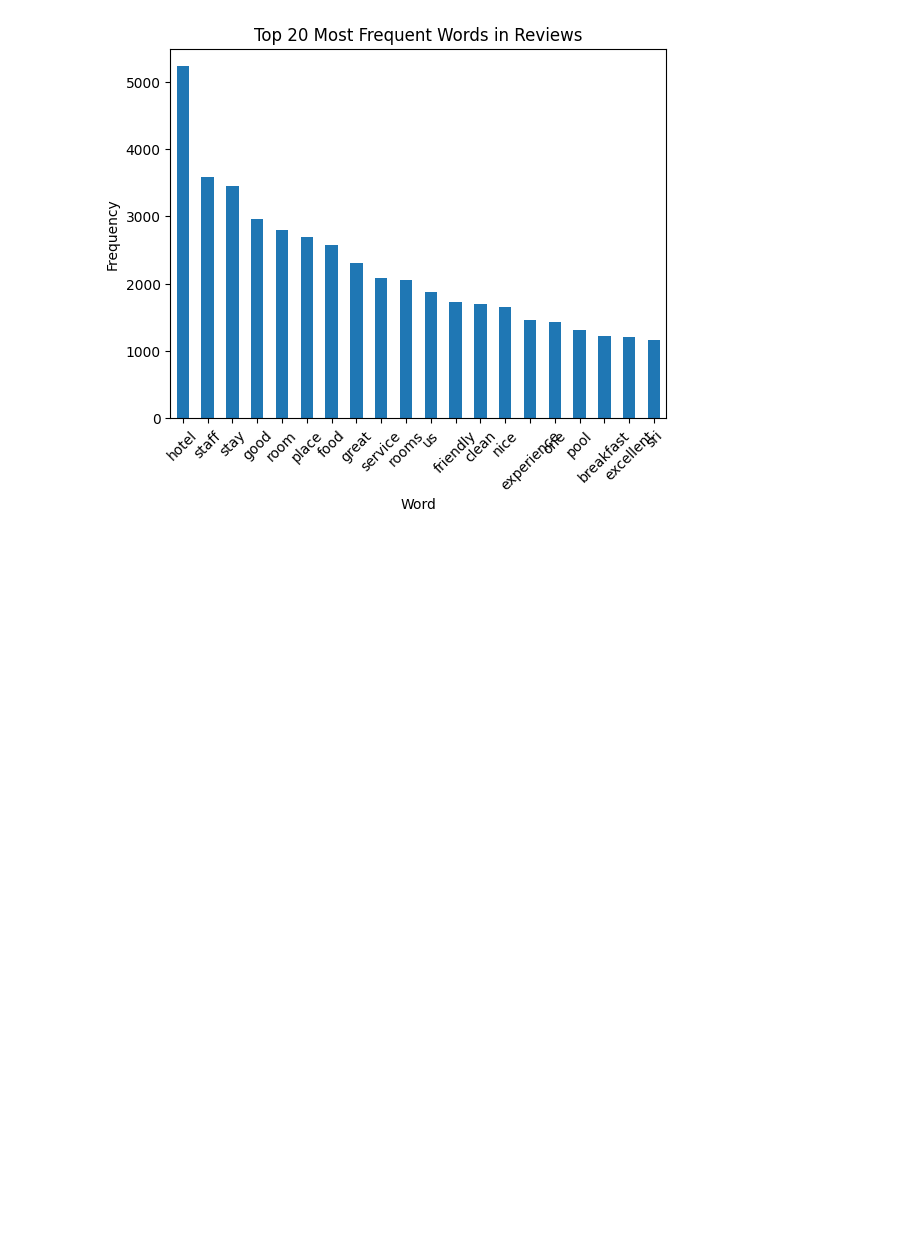
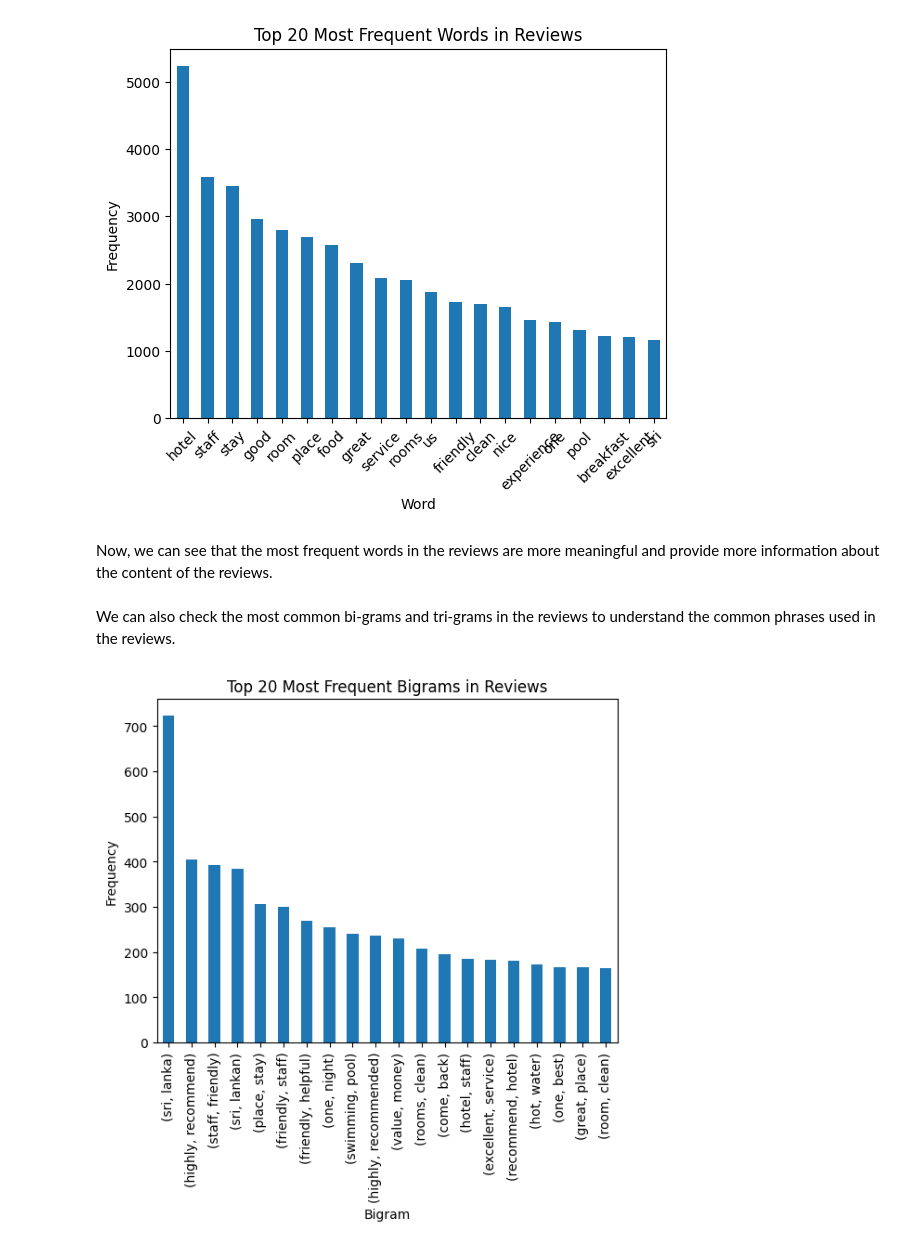
Before and after one commit to kaneeldias/sri-lanka-hotel-reviews, a Jupyter notebook: task-1-describe.ipynb, the cells around one changed output. Drawn from its saved outputs; the diff is of its cells as text; code cells hidden in the pictures; blank space fills up the shorter version.

```diff
--- a/task-1-describe.ipynb
+++ b/task-1-describe.ipynb
@@ -305,3 +415,21 @@ plt.xticks(rotation=45)
 plt.show()
 # %% [output]
 [figure]
+# %% [markdown]
+Now, we can see that the most frequent words in the reviews are more meaningful and provide more information about the content of the reviews.
+# %% [markdown]
+We can also check the most common bi-grams and tri-grams in the reviews to understand the common phrases used in the reviews.
+# %%
+def get_ngrams(text, n):
+    words = word_tokenize(text)
+    return list(ngrams(words, n))
+
+bigrams = reviews["review"].apply(lambda x: get_ngrams(x, 2)).explode().value_counts()
+bigrams.head(20).plot(kind='bar')
+plt.xlabel("Bigram")
+plt.ylabel("Frequency")
+plt.title("Top 20 Most Frequent Bigrams in Reviews")
+plt.xticks(rotation=90)
+plt.show()
+# %% [output]
+[figure, added]
```
Also changed, not shown: parts of 58 cells of this notebook.
